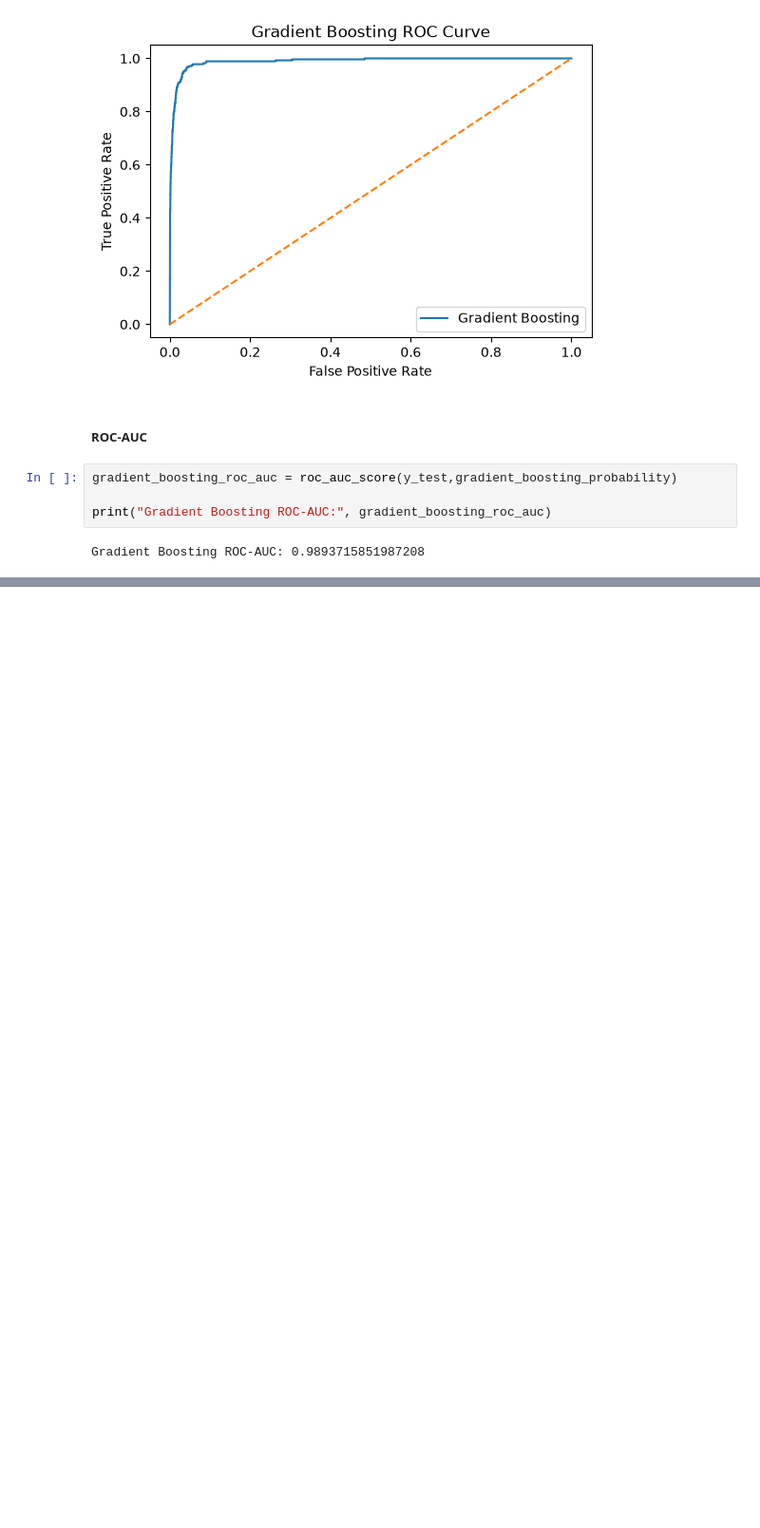
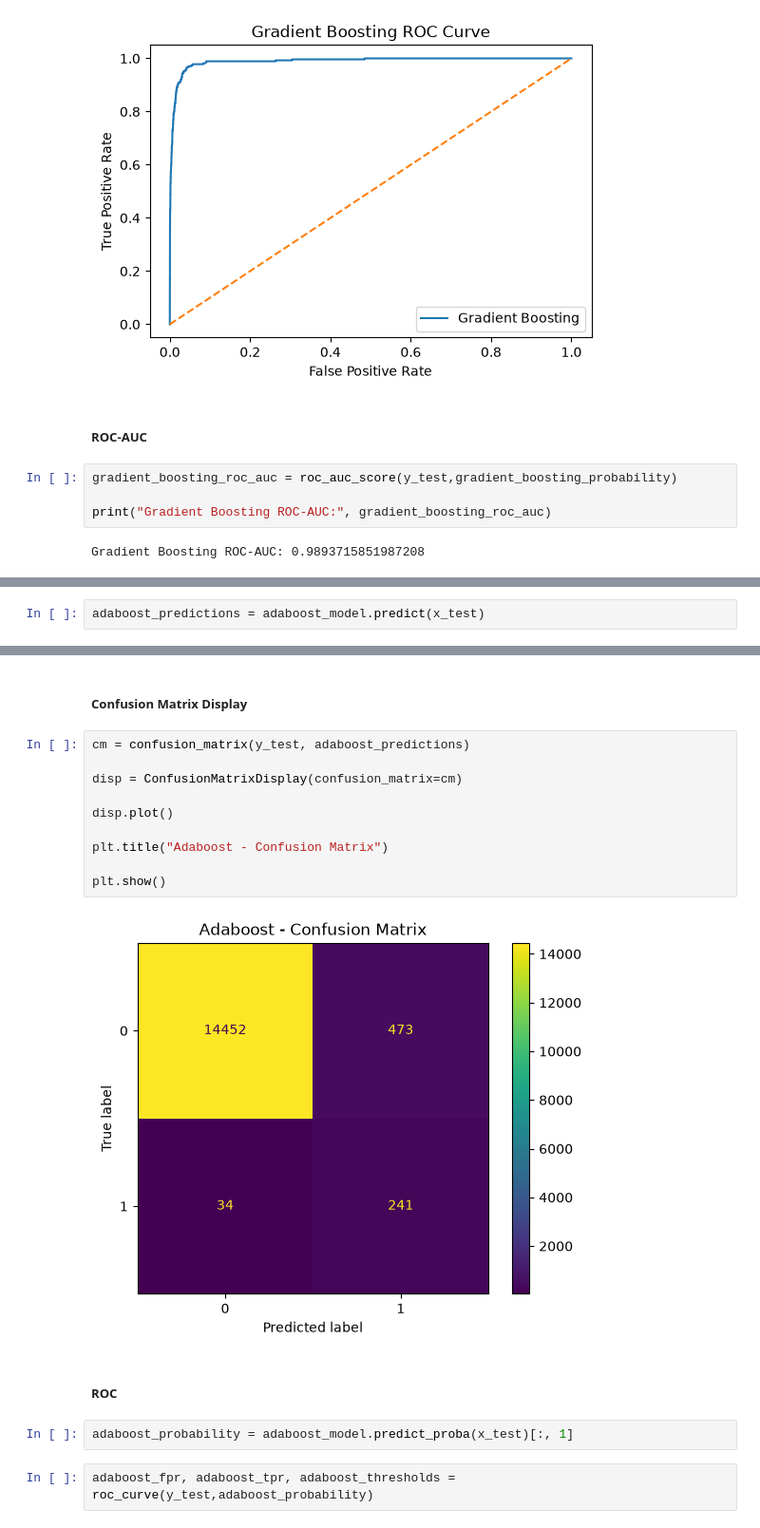
Before and after one commit to Rupesh-Mane/air-pressure-system-failure-prediction, a Jupyter notebook: notebooks/05_model_evaluation.ipynb, the cells around one changed output, grey strips where cells are left out. Shown at 95% size. Drawn from its saved outputs; the diff is of its cells as text; blank space fills up the shorter version.

Commit message:
Adaboost Evaluation

```diff
--- a/notebooks/05_model_evaluation.ipynb
+++ b/notebooks/05_model_evaluation.ipynb
@@ -846,0 +849,2 @@ Gradient Boosting ROC-AUC: 0.9893715851987208
+# %%
+adaboost_predictions = adaboost_model.predict(x_test)
@@ -846,0 +905,20 @@ Gradient Boosting ROC-AUC: 0.9893715851987208
+# %% [markdown]
+##### Confusion Matrix Display
+# %%
+cm = confusion_matrix(y_test, adaboost_predictions)
+
+disp = ConfusionMatrixDisplay(confusion_matrix=cm)
+
+disp.plot()
+
+plt.title("Adaboost - Confusion Matrix")
+
+plt.show()
+# %% [output]
+[figure, added]
+# %% [markdown]
+##### ROC
+# %%
+adaboost_probability = adaboost_model.predict_proba(x_test)[:, 1]
+# %%
+adaboost_fpr, adaboost_tpr, adaboost_thresholds = roc_curve(y_test,adaboost_probability)
```
Also changed, not shown: parts of 16 cells of this notebook.
